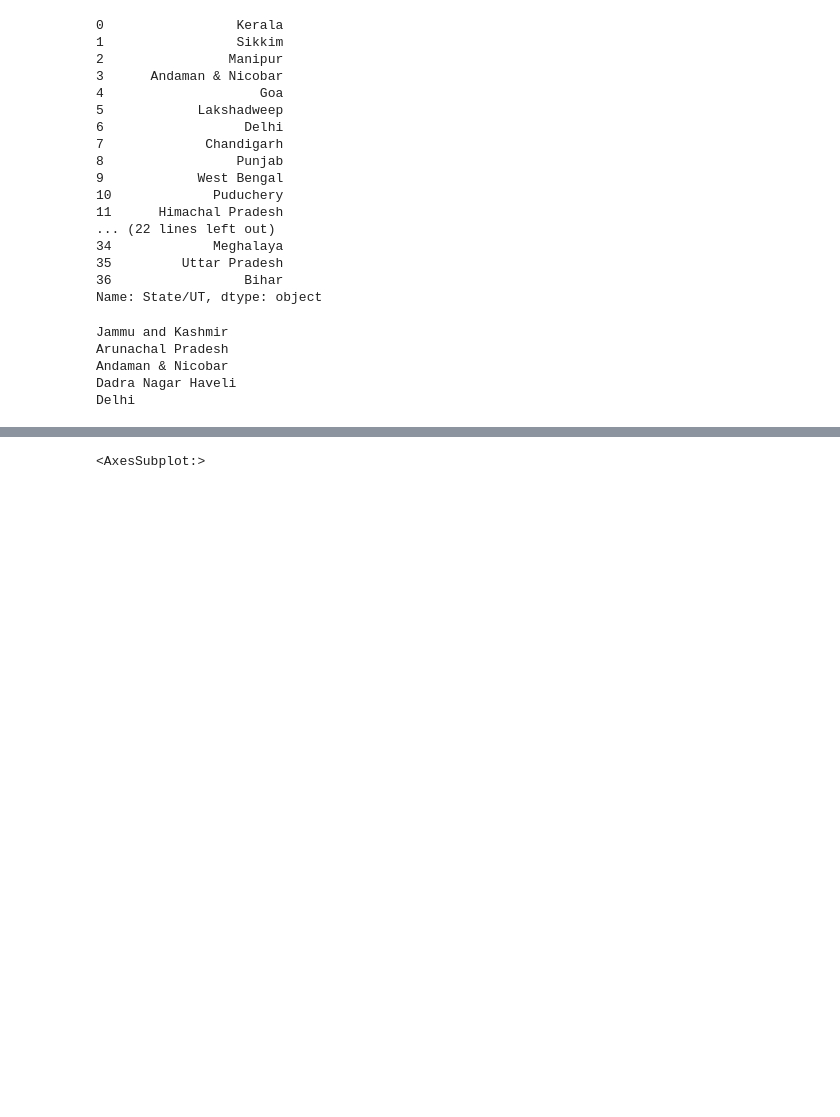
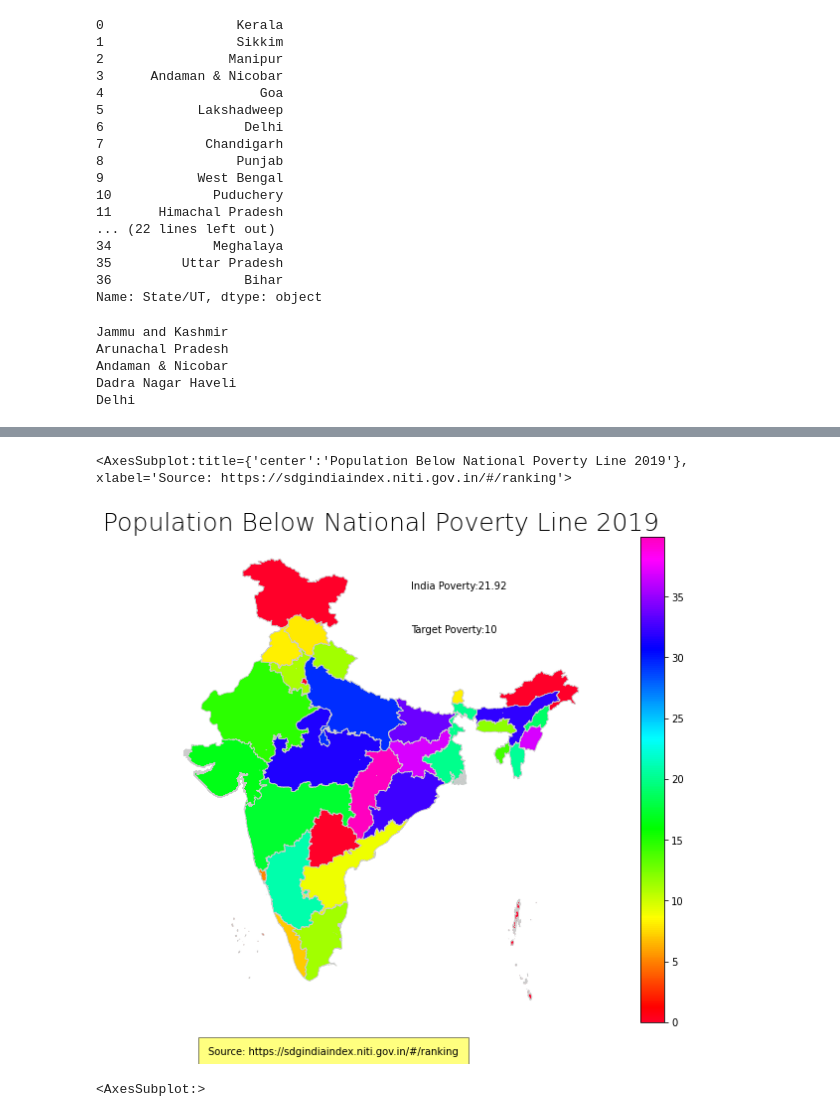
Before and after one commit to sourabhjain14/sourabhjain14.github.io, a Jupyter notebook: index.ipynb, the cells around one changed output, grey strips where cells are left out. Drawn from its saved outputs; the diff is of its cells as text; code cells hidden in the pictures; blank space fills up the shorter version.

```diff
--- a/index.ipynb
+++ b/index.ipynb
@@ -112,0 +113,4 @@ merged_clean.plot(column='Fertility rate 2017[5]', cmap='gist_rainbow', linewidt
+# %%
+page = 'https://en.wikipedia.org/wiki/List_of_Indian_states_and_union_territories_by_poverty_rate'
+table=2
+national_poverty_line = pd.read_html(page)[table]
@@ -112,0 +137,3 @@ merged_clean.plot(column='Fertility rate 2017[5]', cmap='gist_rainbow', linewidt
+# %%
+merged = map_df.set_index('st_nm').join(national_poverty_line.set_index('State/U.T.'))
+merged.head()
@@ -113,3 +148,24 @@ merged_clean.plot(column='Fertility rate 2017[5]', cmap='gist_rainbow', linewidt
+# %%
+merged_clean = merged.fillna(0)
+india_poverty=national_poverty_line[national_poverty_line['State/U.T.']=='All India Average']['Poverty (% of people below poverty line)[4]'].values[0]
+target_poverty=10
+# %%
+# create figure and axes for Matplotlib and set the title
+fig, ax = plt.subplots(1, figsize=(15, 9))
+ax.axis('off')
+ax.set_title('Population Below National Poverty Line 2019', fontdict={'fontsize': '25', 'fontweight' : '3'})
+
+source = 'Source: https://sdgindiaindex.niti.gov.in/#/ranking'
+ax.text(85,35,'India Poverty:'+str(india_poverty))
+ax.text(85,32,'Target Poverty:'+str(target_poverty))
+ax.text(70,3,source,bbox={'facecolor': 'yellow', 'alpha': 0.5, 'pad': 10})
+ax.set_xlabel(source)
+
+# plot the figure
+merged_clean.plot(column='Poverty (% of people below poverty line)[4]', cmap='gist_rainbow', linewidth=0.8, ax=ax, edgecolor='0.8', legend=True)
+# %% [output]
+<AxesSubplot:title={'center':'Population Below National Poverty Line 2019'}, xlabel='Source: https://sdgindiaindex.niti.gov.in/#/ranking'>
+[figure, added]
 # %%
 #map_df = map_df[['NAME_1', 'NAME_2', 'geometry']]
 mp = map_df[map_df['st_nm']=='Madhya Pradesh']
```
Also changed, not shown: parts of 6 cells of this notebook, 1 other file.
